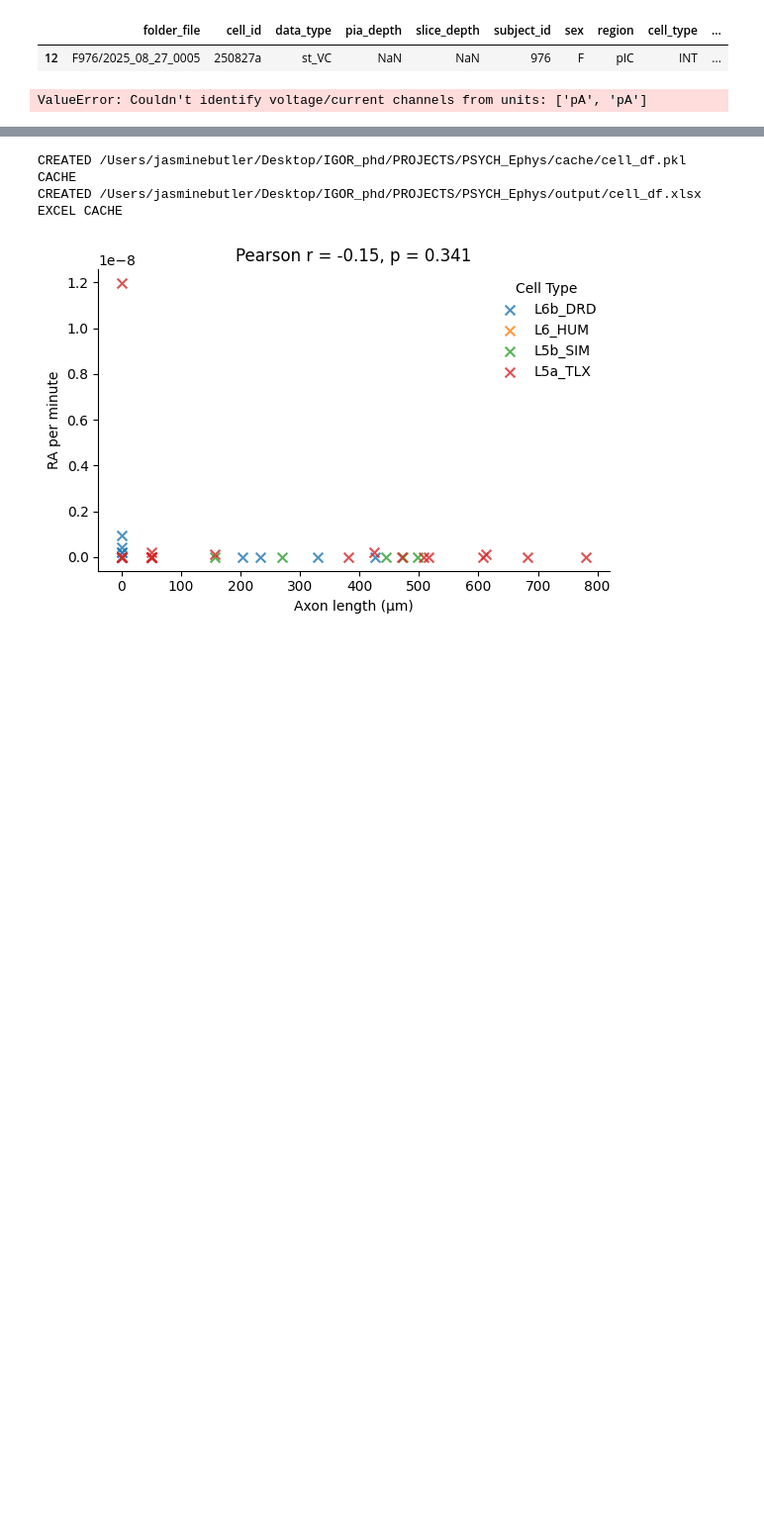
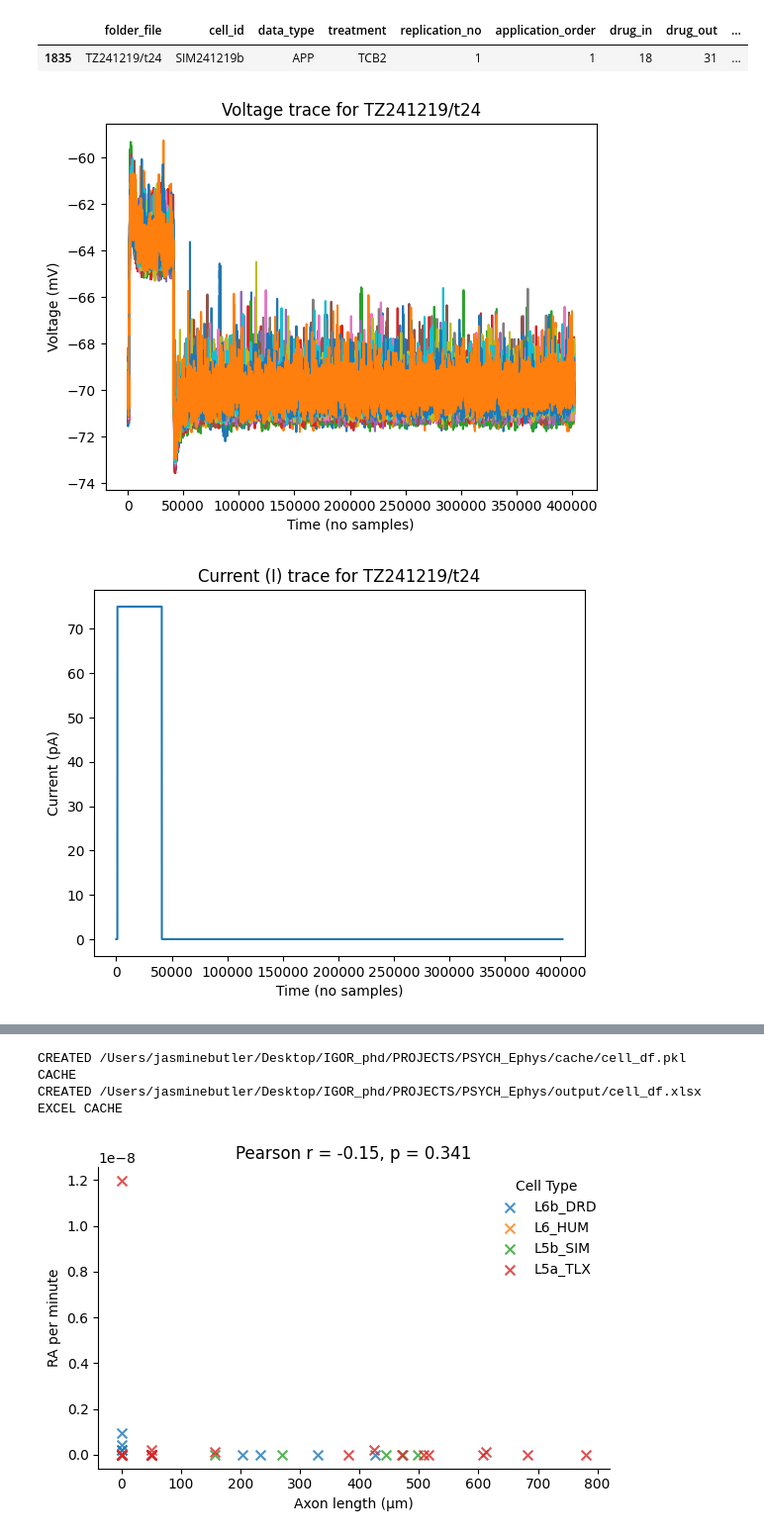
Before and after one commit to jjb-hub/IGOR_phd, a Jupyter notebook: RUN.ipynb, the cells around one changed output, grey strips where cells are left out. Shown: that part at 99% size. Cells and saved outputs as stored; diff of their text form; code cells hidden in the pictures; blank space fills up the shorter version.

```diff
--- a/RUN.ipynb
+++ b/RUN.ipynb
@@ -8,13 +4,14 @@
 # %%
 # inspect folder_file
 from module.Ephys_Project import Ephys, APP, FP, Project
 
-# Project("PSYCH_Ephys").inspect_folder_file('JJB230727/t81', stacked=True, n_sweeps=None)
+Project("PSYCH_Ephys").inspect_folder_file('TZ241219/t24', stacked=True, n_sweeps=12)
 # Project("HFD_Ephys").inspect_folder_file('F2860/2024_04_17_0010', stacked=True, n_sweeps=None)
-Project("general").inspect_folder_file('F976/2025_08_27_0005', stacked=True, n_sweeps=22)
+# Project("general").inspect_folder_file('F976/2025_08_27_0005', stacked=True, n_sweeps=22)
 # %% [output]
-|  | folder_file | cell_id | data_type | pia_depth | slice_depth | subject_id | sex | region | cell_type | ... |
-| 12 | F976/2025_08_27_0005 | 250827a | st_VC | NaN | NaN | 976 | F | pIC | INT | ... |
+|  | folder_file | cell_id | data_type | treatment | replication_no | application_order | drug_in | drug_out | ... |
+| 1835 | TZ241219/t24 | SIM241219b | APP | TCB2 | 1 | 1 | 18 | 31 | ... |
-ValueError: Couldn't identify voltage/current channels from units: ['pA', 'pA']
+[figure, added]
+[figure, added]
 # %%
 # GENERATE df for data_type : st_VC, ramp_IC, IV_VC, spont_IC, IF_IC
```
Also changed, not shown: parts of 9 cells of this notebook, 7 other files.
